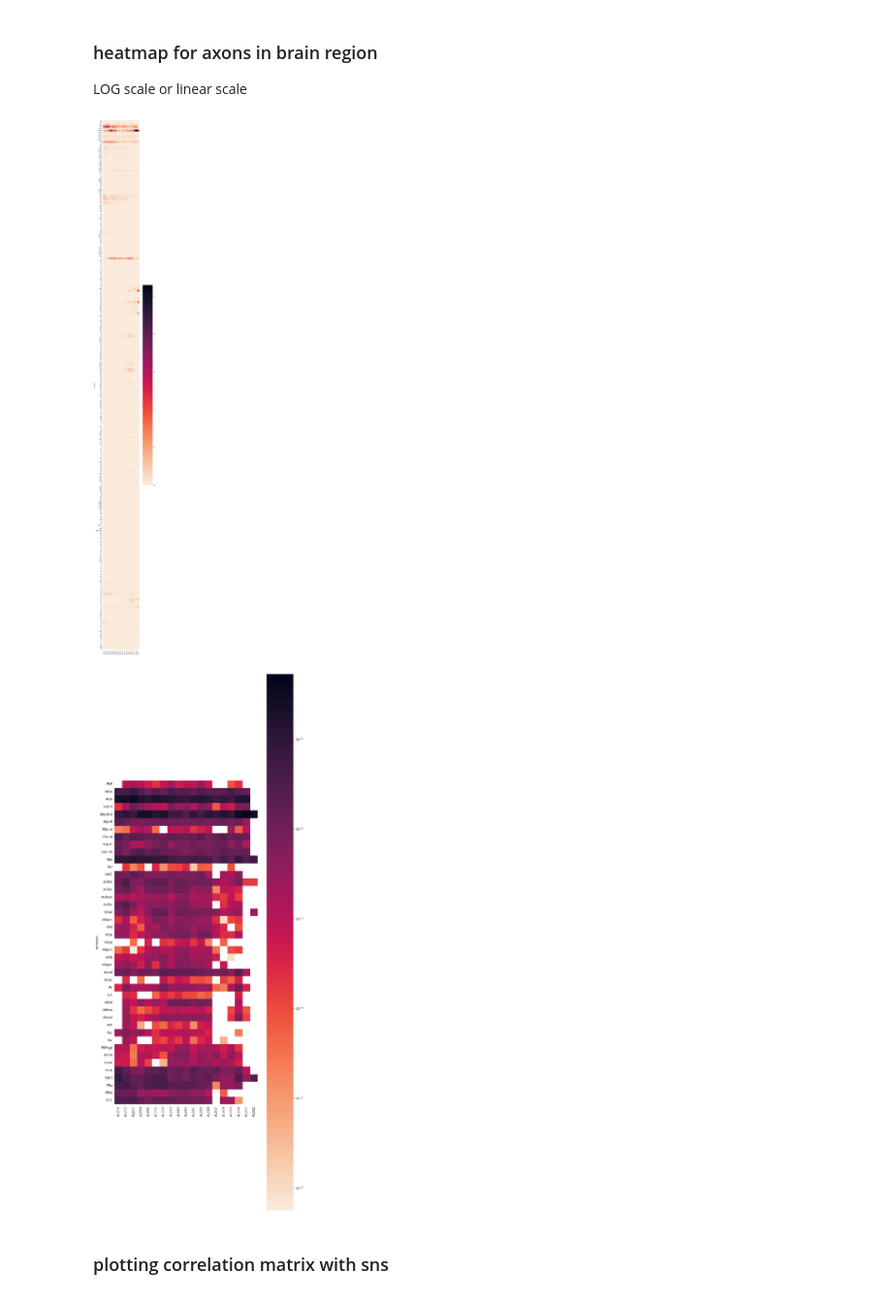
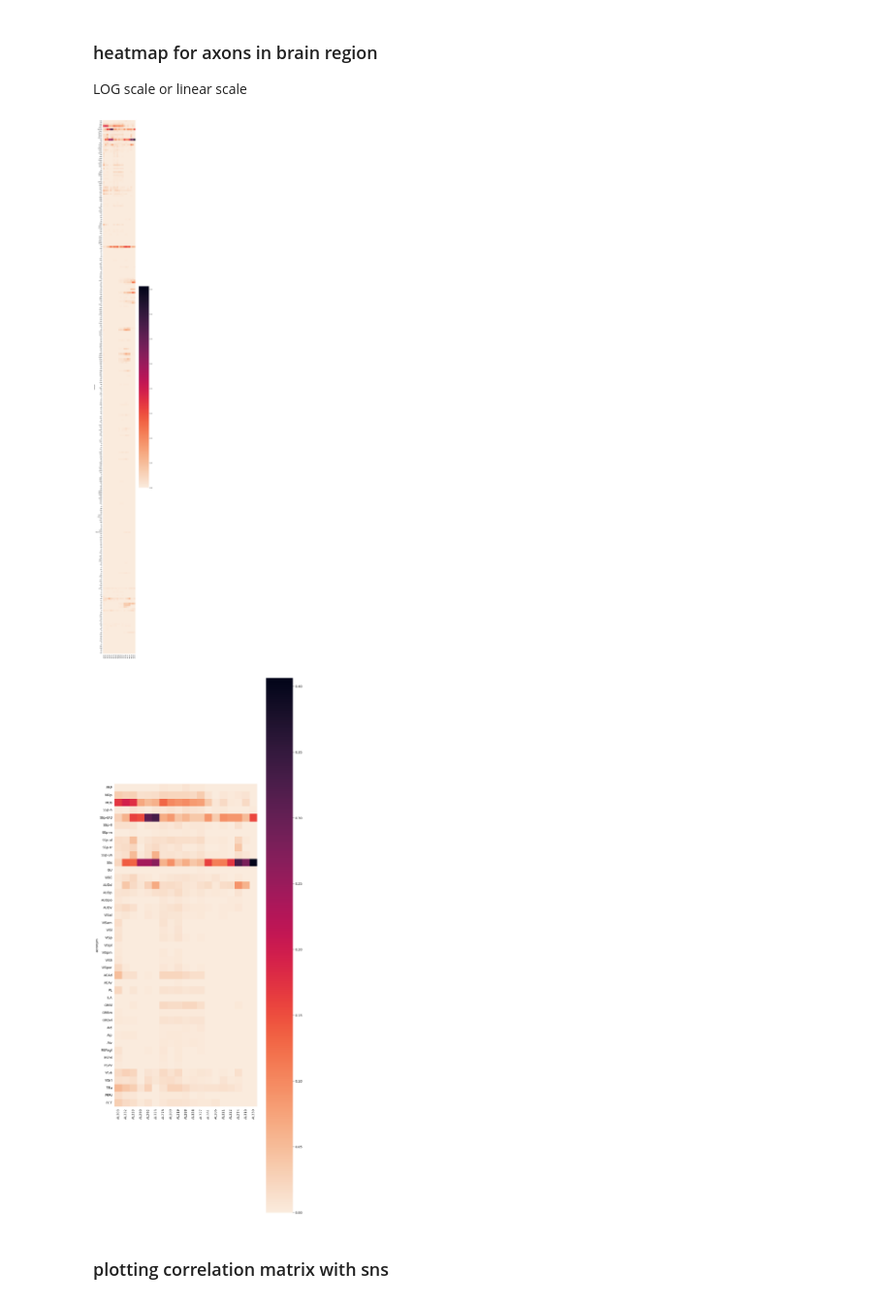
Before and after one commit to YANQI-LIU/Image_Registration, a Jupyter notebook: plotting_sns.ipynb, the cells around one changed output. Shown at 97% size. Drawn from its saved outputs; the diff is of its cells as text; code cells hidden in the pictures.

Commit message:
added option for isocortex only, log or linear scale

```diff
--- a/plotting_sns.ipynb
+++ b/plotting_sns.ipynb
@@ -491,16 +491,16 @@ now processing the following files:
 LOG scale or linear scale
 # %%
 #find all relevant files
-folder= r'D:\viral_results\s1'
-outdir = r'D:\viral_results\s1_results'
+folder= r'D:\viral_results\s2'
+outdir = r'D:\viral_results\s2_results'
 
 files= [ i for i  in os.listdir(folder) if 'with_counts' in i]
 # %%
-column_order= ['AL254', 'AL255', 'AL257','AL290','AL291','AL292','AL293','AL213','AL313','AL314',
-               'AL211', 'AL215','AL318', 'AL207','AL209','AL273','AL274','AL285','AL311']
+#column_order= ['AL254', 'AL255', 'AL257','AL290','AL291','AL292','AL293','AL213','AL313','AL314',
+#               'AL211', 'AL215','AL318', 'AL207','AL209','AL273','AL274','AL285','AL311']
 # for verified s1 injections as of april .2023
 
-#column_order= ['AL303','AL332','AL333','AL290','AL292','AL323', 'AL278', 'AL280', 'AL319', 'AL288', 'AL326', 'AL327',
-#              'AL281', 'AL286', 'AL321', 'AL322', 'AL274', 'AL310', 'AL330']
+column_order= ['AL303','AL332','AL333','AL290','AL292','AL323', 'AL278', 'AL280', 'AL319', 'AL288', 'AL326', 'AL327',
+              'AL281', 'AL286', 'AL321', 'AL322', 'AL274', 'AL310', 'AL330']
 #for s2 injections as of June.2023
 # %%
@@ -555,22 +555,22 @@ plt.rcParams['svg.fonttype'] = 'none'
 
 #plt.savefig(f'{outdir}\{side}_heatmap_logscale.svg')
 
-plt.savefig(f'{outdir}\{side}_heatmap_linearcale.svg')
+plt.savefig(f'{outdir}\{side}_heatmap_linearscale.svg')
 plt.show()
 # %% [output]
-[figure, old version]
+[figure, new version]
 # %%
 # plot isocortex only
 region_id='315'
 axonal_df= combine_df_specific(folder, parent_axons,region_id)
 axonal_df=axonal_df.T
 # %%
-column_order= ['AL254', 'AL255', 'AL257','AL290','AL291','AL292','AL293','AL213','AL313','AL314',
-               'AL211', 'AL215','AL318', 'AL207','AL209','AL273','AL274','AL285','AL311']
+#column_order= ['AL254', 'AL255', 'AL257','AL290','AL291','AL292','AL293','AL213','AL313','AL314',
+#               'AL211', 'AL215','AL318', 'AL207','AL209','AL273','AL274','AL285','AL311']
 # for verified s1 injections as of april .2023
 
-#column_order= ['AL303','AL332','AL333','AL290','AL292','AL323', 'AL278', 'AL280', 'AL319', 'AL288', 'AL326', 'AL327',
-#              'AL281', 'AL286', 'AL321', 'AL322', 'AL274', 'AL310', 'AL330']
+column_order= ['AL303','AL332','AL333','AL290','AL292','AL323', 'AL278', 'AL280', 'AL319', 'AL288', 'AL326', 'AL327',
+              'AL281', 'AL286', 'AL321', 'AL322', 'AL274', 'AL310', 'AL330']
 #for s2 injections as of June.2023
 
 final=axonal_df[column_order]
@@ -601,25 +601,25 @@ final_df= df.reindex(sort_acronym_df.acronyms.to_list())
 # %%
 fig, ax = plt.subplots(figsize=(10,80))
 g1= sns.heatmap(final_df,
-                norm=LogNorm(),
+                #norm=LogNorm(),
                 cmap="rocket_r",
                 square=True,
                 linewidths=0.0,
                 rasterized=True)
 
 g1.tick_params(bottom=False, left=False)
 # disable ticks because it is such a mess in illustrator!
 
 plt.rcParams['svg.fonttype'] = 'none'
 # so text stay as text not paths!
 
+#plt.savefig(f'{outdir}\{side}_{region_id}_heatmap_logscale.svg')
 
-plt.savefig(f'{outdir}\{side}_{region_id}_heatmap_logscale.svg')
+plt.savefig(f'{outdir}\{side}_{region_id}_heatmap_linearscale.svg')
 
-#plt.savefig(f'{outdir}\{side}_{region_id}_heatmap_linearscale.svg')
 plt.show()
 # %% [output]
-[figure, old version]
+[figure, new version]
 # %% [markdown]
 ### plotting correlation matrix with sns
 # %%
```
Also changed, not shown: parts of 1 cell of this notebook.
